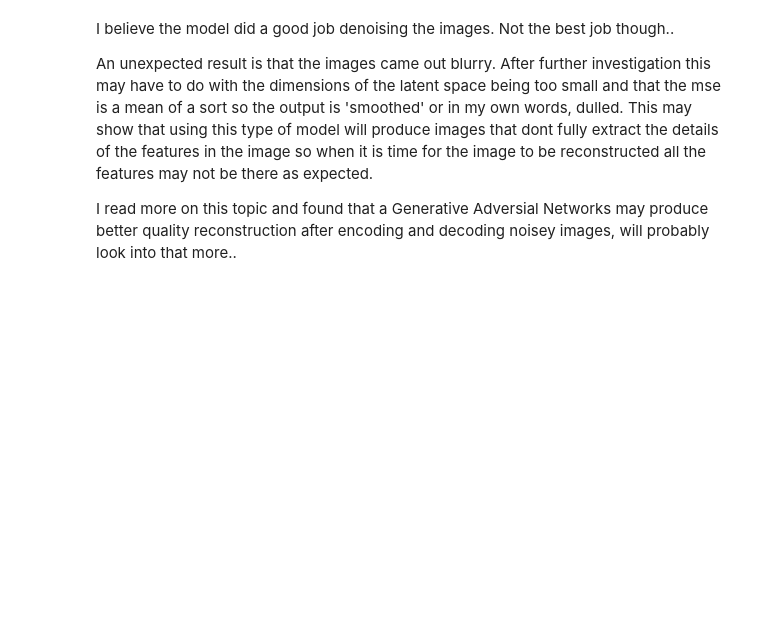
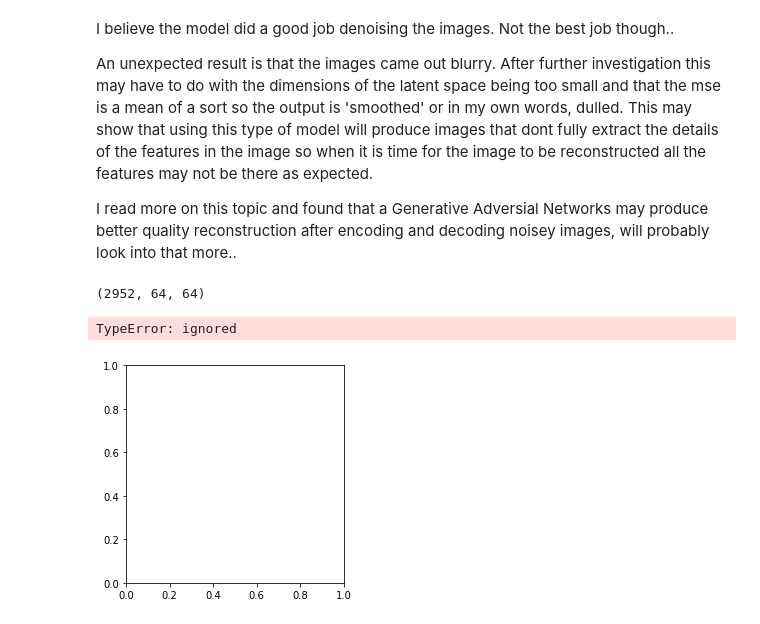
Before and after one commit to AGnar11100/Applied-Machine-Learning-Projects, a Jupyter notebook: Time-Series Forecasting and Image Denoising Autoencoder.ipynb, the cells around one changed output. Drawn from its saved outputs; the diff is of its cells as text; code cells hidden in the pictures; blank space fills up the shorter version.

```diff
--- a/Time-Series Forecasting and Image Denoising Autoencoder.ipynb
+++ b/Time-Series Forecasting and Image Denoising Autoencoder.ipynb
@@ -666,0 +828,18 @@ I read more on this topic and found that a Generative Adversial Networks may pro
+# %%
+from matplotlib import pyplot
+
+"""
+
+I am currently investigating a way to pipeline my data into this the GAN I have come up with
+
+
+x_pos_train.shape: (2952, 64, 64, 1)
+x_pos_test.shape: (738, 64, 64, 1)
+"""
+# %% [output]
+(2952, 64, 64)
+# %%
+pyplot.imshow(x_pos_train[0], cmap='gray')
+# %% [output]
+TypeError: ignored
+[figure, added]
```
Also changed, not shown: parts of 34 cells of this notebook, 1 other file.
